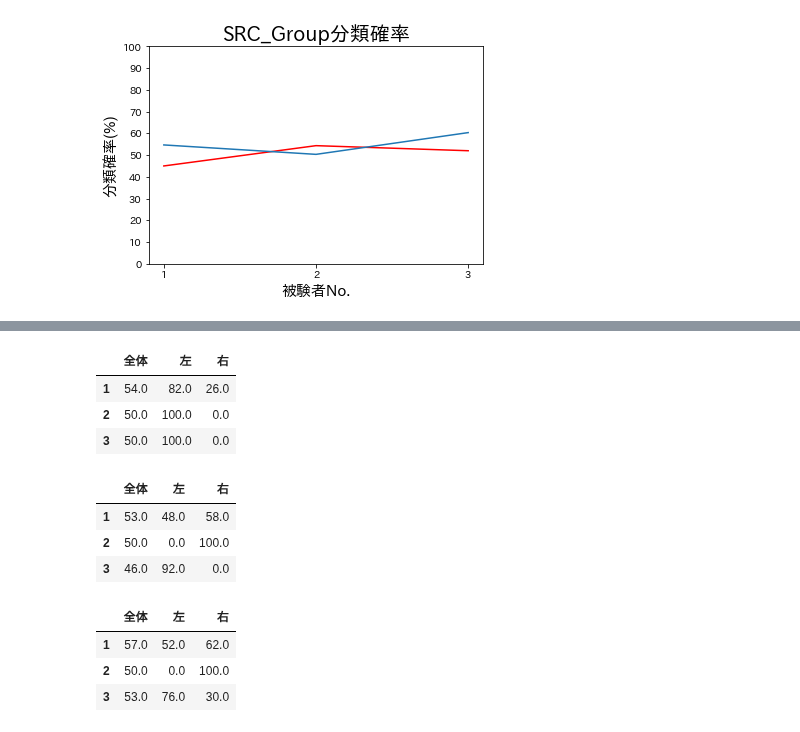
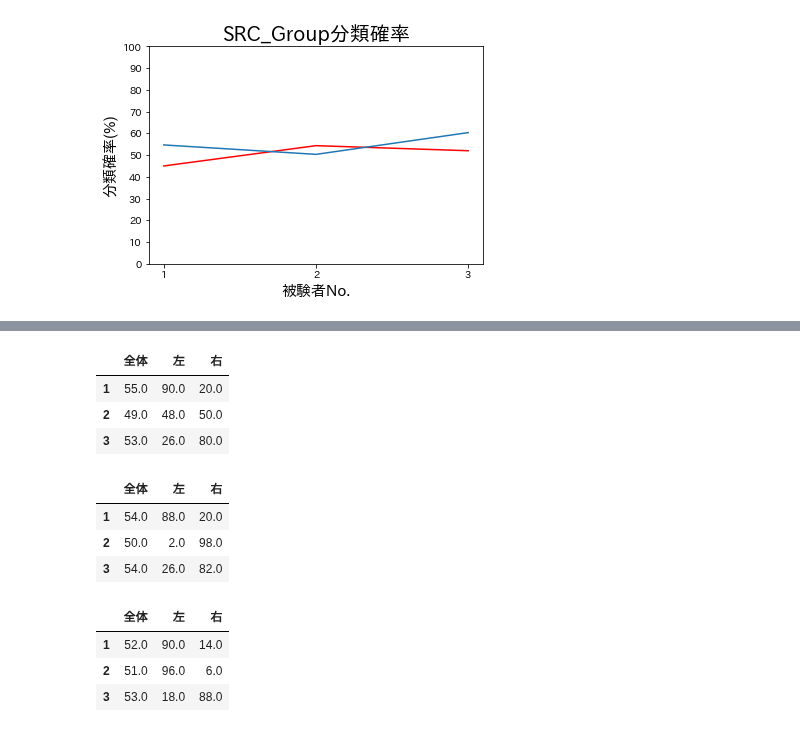
Before and after one commit to kotatakehara/BCI, a Jupyter notebook: SRC_develop/SRC_Group_function_weight.ipynb, the cells around one changed output, grey strips where cells are left out. Cells and saved outputs as stored; diff of their text form; code cells hidden in the pictures.

```diff
--- a/SRC_develop/SRC_Group_function_weight.ipynb
+++ b/SRC_develop/SRC_Group_function_weight.ipynb
@@ -1416,44 +1416,44 @@ print(a_20,a_30)
 # %%
 #train=30,test=40で分類を行った結果
 probability = np.array([])
-temp,temp1,temp2 = SRC_test("emotiv_data/feat_left_emotiv_10.txt","emotiv_data/feat_right_emotiv_10.txt","emotiv_data/feat_test_left_emotiv.txt","emotiv_data/feat_test_right_emotiv.txt"
+temp,temp1,temp2 = SRC_test("emotiv_data/feat_left_emotiv_10.txt","emotiv_data/feat_right_emotiv_10.txt","emotiv_data/feat_test_left_emotiv_10.txt","emotiv_data/feat_test_right_emotiv_10.txt"
                            ,"feat_2a_250Hz_30/feat_left_A03T_30.txt","feat_2a_250Hz_30/feat_right_A03T_30.txt"
                            ,"feat_2a_250Hz_30/feat_left_A01T_30.txt","feat_2a_250Hz_30/feat_right_A01T_30.txt","feat_2a_250Hz_30/feat_left_A09T_30.txt","feat_2a_250Hz_30/feat_right_A09T_30.txt")
 temp_l = np.array([temp,temp1,temp2])
 probability = np.append(probability,temp_l,axis=0)
-temp,temp1,temp2 = SRC_test("emotiv_data_2/feat_left_emotiv_10.txt","emotiv_data_2/feat_right_emotiv_10.txt","emotiv_data_2/feat_test_left_emotiv.txt","emotiv_data_2/feat_test_right_emotiv.txt"
+temp,temp1,temp2 = SRC_test("emotiv_data_2/feat_left_emotiv_10.txt","emotiv_data_2/feat_right_emotiv_10.txt","emotiv_data_2/feat_test_left_emotiv_10.txt","emotiv_data_2/feat_test_right_emotiv_10.txt"
                            ,"feat_2a_250Hz_30/feat_left_A03T_30.txt","feat_2a_250Hz_30/feat_right_A03T_30.txt"
                            ,"feat_2a_250Hz_30/feat_left_A01T_30.txt","feat_2a_250Hz_30/feat_right_A01T_30.txt","feat_2a_250Hz_30/feat_left_A09T_30.txt","feat_2a_250Hz_30/feat_right_A09T_30.txt")
 temp_l = np.array([temp,temp1,temp2])
 probability = np.append(probability,temp_l,axis=0)
-temp,temp1,temp2 = SRC_test("emotiv_data_3/feat_left_emotiv_10.txt","emotiv_data_3/feat_right_emotiv_10.txt","emotiv_data_3/feat_test_left_emotiv.txt","emotiv_data_3/feat_test_right_emotiv.txt"
+temp,temp1,temp2 = SRC_test("emotiv_data_3/feat_left_emotiv_10.txt","emotiv_data_3/feat_right_emotiv_10.txt","emotiv_data_3/feat_test_left_emotiv_10.txt","emotiv_data_3/feat_test_right_emotiv_10.txt"
                            ,"feat_2a_250Hz_30/feat_left_A03T_30.txt","feat_2a_250Hz_30/feat_right_A03T_30.txt"
                            ,"feat_2a_250Hz_30/feat_left_A01T_30.txt","feat_2a_250Hz_30/feat_right_A01T_30.txt","feat_2a_250Hz_30/feat_left_A09T_30.txt","feat_2a_250Hz_30/feat_right_A09T_30.txt")
 temp_l = np.array([temp,temp1,temp2])
 probability = np.append(probability,temp_l,axis=0)
 probability_1 = probability.reshape([3, 3])
 df = pd.DataFrame(probability_1,columns=feature1,index=name2)
 #df.to_csv("pandas_test.csv")
 df
 # %% [output]
 |  | 全体 | 左 | 右 |
-| 1 | 54.0 | 82.0 | 26.0 |
-| 2 | 50.0 | 100.0 | 0.0 |
-| 3 | 50.0 | 100.0 | 0.0 |
+| 1 | 55.0 | 90.0 | 20.0 |
+| 2 | 49.0 | 48.0 | 50.0 |
+| 3 | 53.0 | 26.0 | 80.0 |
 # %%
 #train=30,test=40で分類を行った結果
 probability = np.array([])
-temp,temp1,temp2 = SRC_test("emotiv_data/feat_left_emotiv_10.txt","emotiv_data/feat_right_emotiv_10.txt","emotiv_data/feat_test_left_emotiv.txt","emotiv_data/feat_test_right_emotiv.txt"
+temp,temp1,temp2 = SRC_test("emotiv_data/feat_left_emotiv_10.txt","emotiv_data/feat_right_emotiv_10.txt","emotiv_data/feat_test_left_emotiv_10.txt","emotiv_data/feat_test_right_emotiv_10.txt"
                            ,"feat_2a_250Hz_30_2/feat_left_A03T_30.txt","feat_2a_250Hz_30_2/feat_right_A03T_30.txt"
                            ,"feat_2a_250Hz_30_2/feat_left_A01T_30.txt","feat_2a_250Hz_30_2/feat_right_A01T_30.txt","feat_2a_250Hz_30_2/feat_left_A09T_30.txt","feat_2a_250Hz_30_2/feat_right_A09T_30.txt")
 temp_l = np.array([temp,temp1,temp2])
 probability = np.append(probability,temp_l,axis=0)
-temp,temp1,temp2 = SRC_test("emotiv_data_2/feat_left_emotiv_10.txt","emotiv_data_2/feat_right_emotiv_10.txt","emotiv_data_2/feat_test_left_emotiv.txt","emotiv_data_2/feat_test_right_emotiv.txt"
+temp,temp1,temp2 = SRC_test("emotiv_data_2/feat_left_emotiv_10.txt","emotiv_data_2/feat_right_emotiv_10.txt","emotiv_data_2/feat_test_left_emotiv_10.txt","emotiv_data_2/feat_test_right_emotiv_10.txt"
                            ,"feat_2a_250Hz_30_2/feat_left_A03T_30.txt","feat_2a_250Hz_30_2/feat_right_A03T_30.txt"
                            ,"feat_2a_250Hz_30_2/feat_left_A01T_30.txt","feat_2a_250Hz_30_2/feat_right_A01T_30.txt","feat_2a_250Hz_30_2/feat_left_A09T_30.txt","feat_2a_250Hz_30_2/feat_right_A09T_30.txt")
 temp_l = np.array([temp,temp1,temp2])
 probability = np.append(probability,temp_l,axis=0)
-temp,temp1,temp2 = SRC_test("emotiv_data_3/feat_left_emotiv_10.txt","emotiv_data_3/feat_right_emotiv_10.txt","emotiv_data_3/feat_test_left_emotiv.txt","emotiv_data_3/feat_test_right_emotiv.txt"
+temp,temp1,temp2 = SRC_test("emotiv_data_3/feat_left_emotiv_10.txt","emotiv_data_3/feat_right_emotiv_10.txt","emotiv_data_3/feat_test_left_emotiv_10.txt","emotiv_data_3/feat_test_right_emotiv_10.txt"
                            ,"feat_2a_250Hz_30_2/feat_left_A03T_30.txt","feat_2a_250Hz_30_2/feat_right_A03T_30.txt"
                            ,"feat_2a_250Hz_30_2/feat_left_A01T_30.txt","feat_2a_250Hz_30_2/feat_right_A01T_30.txt","feat_2a_250Hz_30_2/feat_left_A09T_30.txt","feat_2a_250Hz_30_2/feat_right_A09T_30.txt")
 temp_l = np.array([temp,temp1,temp2])
@@ -1464,23 +1464,23 @@ df = pd.DataFrame(probability_2,columns=feature1,index=name2)
 df
 # %% [output]
 |  | 全体 | 左 | 右 |
-| 1 | 53.0 | 48.0 | 58.0 |
-| 2 | 50.0 | 0.0 | 100.0 |
-| 3 | 46.0 | 92.0 | 0.0 |
+| 1 | 54.0 | 88.0 | 20.0 |
+| 2 | 50.0 | 2.0 | 98.0 |
+| 3 | 54.0 | 26.0 | 82.0 |
 # %%
 #train=30,test=40で分類を行った結果
 probability = np.array([])
-temp,temp1,temp2 = SRC_test("emotiv_data/feat_left_emotiv_10.txt","emotiv_data/feat_right_emotiv_10.txt","emotiv_data/feat_test_left_emotiv.txt","emotiv_data/feat_test_right_emotiv.txt"
+temp,temp1,temp2 = SRC_test("emotiv_data/feat_left_emotiv_10.txt","emotiv_data/feat_right_emotiv_10.txt","emotiv_data/feat_test_left_emotiv_10.txt","emotiv_data/feat_test_right_emotiv_10.txt"
                            ,"feat_2a_250Hz_30_3/feat_left_A03T_30.txt","feat_2a_250Hz_30_3/feat_right_A03T_30.txt"
                            ,"feat_2a_250Hz_30_3/feat_left_A01T_30.txt","feat_2a_250Hz_30_3/feat_right_A01T_30.txt","feat_2a_250Hz_30_3/feat_left_A09T_30.txt","feat_2a_250Hz_30_3/feat_right_A09T_30.txt")
 temp_l = np.array([temp,temp1,temp2])
 probability = np.append(probability,temp_l,axis=0)
-temp,temp1,temp2 = SRC_test("emotiv_data_2/feat_left_emotiv_10.txt","emotiv_data_2/feat_right_emotiv_10.txt","emotiv_data_2/feat_test_left_emotiv.txt","emotiv_data_2/feat_test_right_emotiv.txt"
+temp,temp1,temp2 = SRC_test("emotiv_data_2/feat_left_emotiv_10.txt","emotiv_data_2/feat_right_emotiv_10.txt","emotiv_data_2/feat_test_left_emotiv_10.txt","emotiv_data_2/feat_test_right_emotiv_10.txt"
                            ,"feat_2a_250Hz_30_3/feat_left_A03T_30.txt","feat_2a_250Hz_30_3/feat_right_A03T_30.txt"
                            ,"feat_2a_250Hz_30_3/feat_left_A01T_30.txt","feat_2a_250Hz_30_3/feat_right_A01T_30.txt","feat_2a_250Hz_30_3/feat_left_A09T_30.txt","feat_2a_250Hz_30_3/feat_right_A09T_30.txt")
 temp_l = np.array([temp,temp1,temp2])
 probability = np.append(probability,temp_l,axis=0)
-temp,temp1,temp2 = SRC_test("emotiv_data_3/feat_left_emotiv_10.txt","emotiv_data_3/feat_right_emotiv_10.txt","emotiv_data_3/feat_test_left_emotiv.txt","emotiv_data_3/feat_test_right_emotiv.txt"
+temp,temp1,temp2 = SRC_test("emotiv_data_3/feat_left_emotiv_10.txt","emotiv_data_3/feat_right_emotiv_10.txt","emotiv_data_3/feat_test_left_emotiv_10.txt","emotiv_data_3/feat_test_right_emotiv_10.txt"
                            ,"feat_2a_250Hz_30_3/feat_left_A03T_30.txt","feat_2a_250Hz_30_3/feat_right_A03T_30.txt"
                            ,"feat_2a_250Hz_30_3/feat_left_A01T_30.txt","feat_2a_250Hz_30_3/feat_right_A01T_30.txt","feat_2a_250Hz_30_3/feat_left_A09T_30.txt","feat_2a_250Hz_30_3/feat_right_A09T_30.txt")
 temp_l = np.array([temp,temp1,temp2])
@@ -1491,9 +1491,9 @@ df = pd.DataFrame(probability_3,columns=feature1,index=name2)
 df
 # %% [output]
 |  | 全体 | 左 | 右 |
-| 1 | 57.0 | 52.0 | 62.0 |
-| 2 | 50.0 | 0.0 | 100.0 |
-| 3 | 53.0 | 76.0 | 30.0 |
+| 1 | 52.0 | 90.0 | 14.0 |
+| 2 | 51.0 | 96.0 | 6.0 |
+| 3 | 53.0 | 18.0 | 88.0 |
 # %%
 p_average_250Hz = (probability_1+probability_2+probability_3)/3
 df = pd.DataFrame(p_average_250Hz,columns=feature1,index=name2)
```
Also changed, not shown: parts of 15 cells of this notebook.
